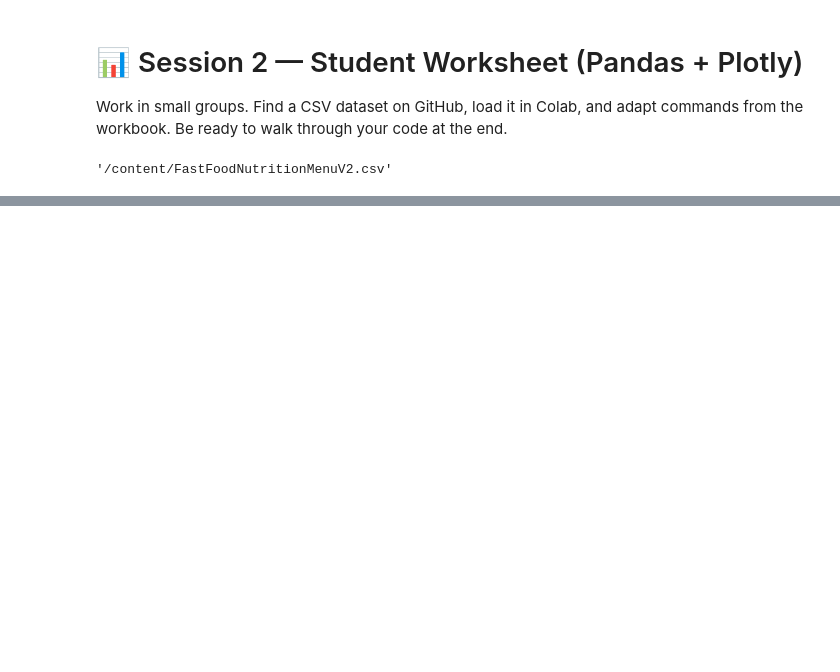
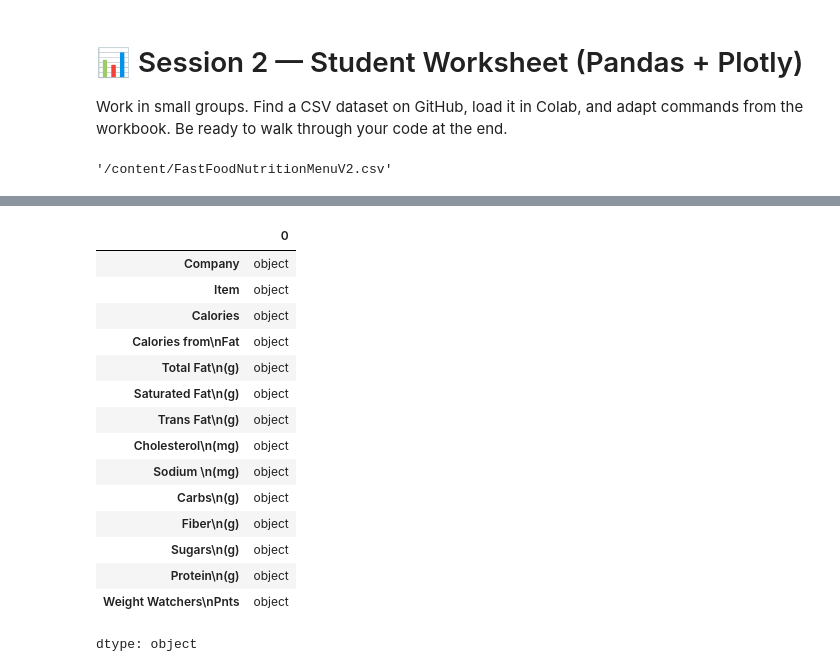
Before and after one commit to ShayHXY1017/Python_Course, a Jupyter notebook: Session_2_Student_Worksheet.ipynb, the cells around one changed output, grey strips where cells are left out. Saved outputs shown, nothing was run; the diff lists cells and outputs as text; code cells hidden in the pictures; blank space fills up the shorter version.

```diff
--- a/Session_2_Student_Worksheet.ipynb
+++ b/Session_2_Student_Worksheet.ipynb
@@ -111,0 +30,19 @@ fig.show()
+# %%
+fast_food.dtypes
+# %% [output]
+|  | 0 |
+| Company | object |
+| Item | object |
+| Calories | object |
+| Calories from\nFat | object |
+| Total Fat\n(g) | object |
+| Saturated Fat\n(g) | object |
+| Trans Fat\n(g) | object |
+| Cholesterol\n(mg) | object |
+| Sodium \n(mg) | object |
+| Carbs\n(g) | object |
+| Fiber\n(g) | object |
+| Sugars\n(g) | object |
+| Protein\n(g) | object |
+| Weight Watchers\nPnts | object |
+dtype: object
```
Also changed, not shown: parts of 13 cells of this notebook.
